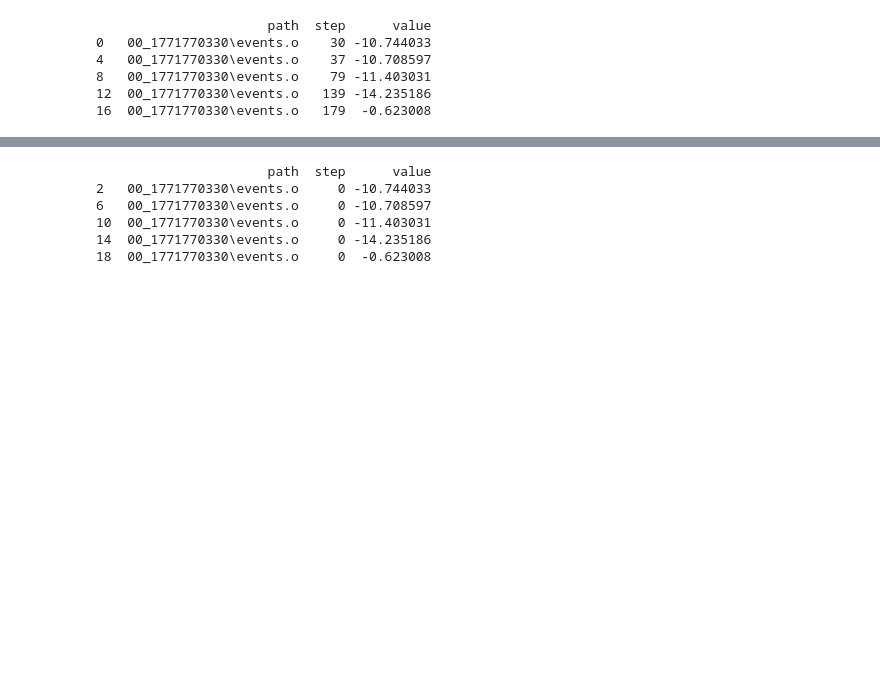
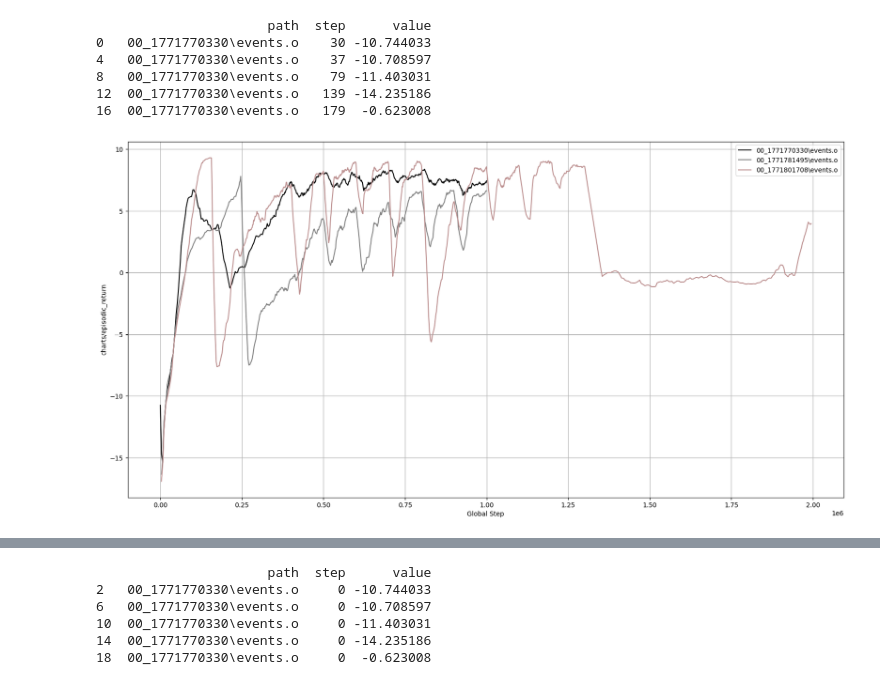
Before and after one commit to richard-be/RL-Hockey, a Jupyter notebook: src/sac/viz.ipynb, the cells around one changed output, grey strips where cells are left out. Cells and saved outputs as stored; diff of their text form; code cells hidden in the pictures; blank space fills up the shorter version.

```diff
--- a/src/sac/viz.ipynb
+++ b/src/sac/viz.ipynb
@@ -45,23 +45,38 @@ print(df.head())
 3    30   0.000000
 4    37 -10.708597
 # %%
-tag_to_plot = "charts/episodic_return"
-df_filtered = df[df['tag'] == tag_to_plot]
-df_filtered = df_filtered[["path", "step", "value"]]
-df_filtered["path"] = df_filtered["path"].str.slice(28, 50)
-print(df_filtered.head())
+def plot_tag(df, tag):
+    df_filtered = df[df['tag'] == tag]
+    df_filtered = df_filtered[["path", "step", "value"]]
+    df_filtered["path"] = df_filtered["path"].str.slice(28, 50)
+    print(df_filtered.head())
+    df_filtered["value_smooth"] = (
+        df_filtered.groupby("path")["value"]
+        .rolling(window=int(1e3), min_periods=int(1))
+        .mean()
+        .reset_index(level=0, drop=True)
+    )
+    df_filtered["group key"] = df_filtered["path"]
+    df_filtered_2 = df_filtered[df_filtered["step"]<=2e6]
+    df_downsampled = df_filtered_2.iloc[::100, :]
+    fig, ax = plt.subplots()
+    colors = ["black", "gray", "rosybrown", "lightcoral", "firebrick", "red", "peru", "darkorange", "goldenrod", "palegoldenrod", "yellow", "olive", "greenyellow", "darkseagreen", "turquoise", "teal", "indigo"]
+    for index, g in enumerate(df_downsampled.groupby("group key")):
+        ax.plot(g[1]["step"], g[1]["value_smooth"], label=g[0], color=colors[index])
+    ax.grid()
+    fig.set_size_inches(20, 10)
+    plt.xlabel("Global Step")
+    plt.ylabel(tag)
+    plt.legend()
+    plt.show()
-# %% [output]
-                      path  step      value
-0   00_1771770330\events.o    30 -10.744033
-4   00_1771770330\events.o    37 -10.708597
-8   00_1771770330\events.o    79 -11.403031
-12  00_1771770330\events.o   139 -14.235186
-16  00_1771770330\events.o   179  -0.623008
 # %%
-df_filtered["value_smooth"] = (
-    df_filtered.groupby("path")["value"]
-      .rolling(window=int(1e3), min_periods=int(1))
-      .mean()
-      .reset_index(level=0, drop=True)
-)
+plot_tag(df, "charts/episodic_return")
+# %% [output]
+                      path  step      value
+0   00_1771770330\events.o    30 -10.744033
+4   00_1771770330\events.o    37 -10.708597
+8   00_1771770330\events.o    79 -11.403031
+12  00_1771770330\events.o   139 -14.235186
+16  00_1771770330\events.o   179  -0.623008
+[figure, added]
 # %%
```
Also changed, not shown: parts of 3 cells of this notebook, 1 other file.
